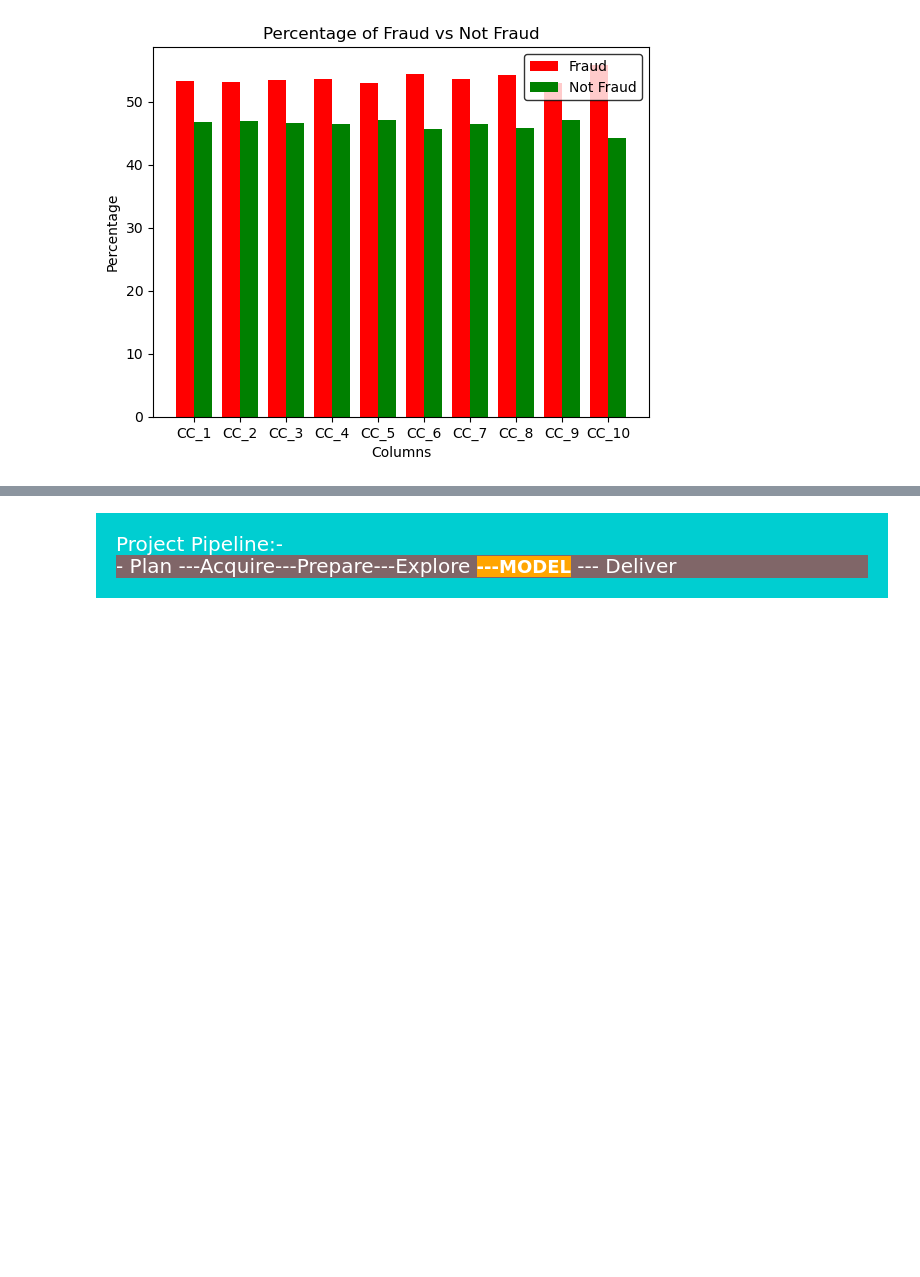
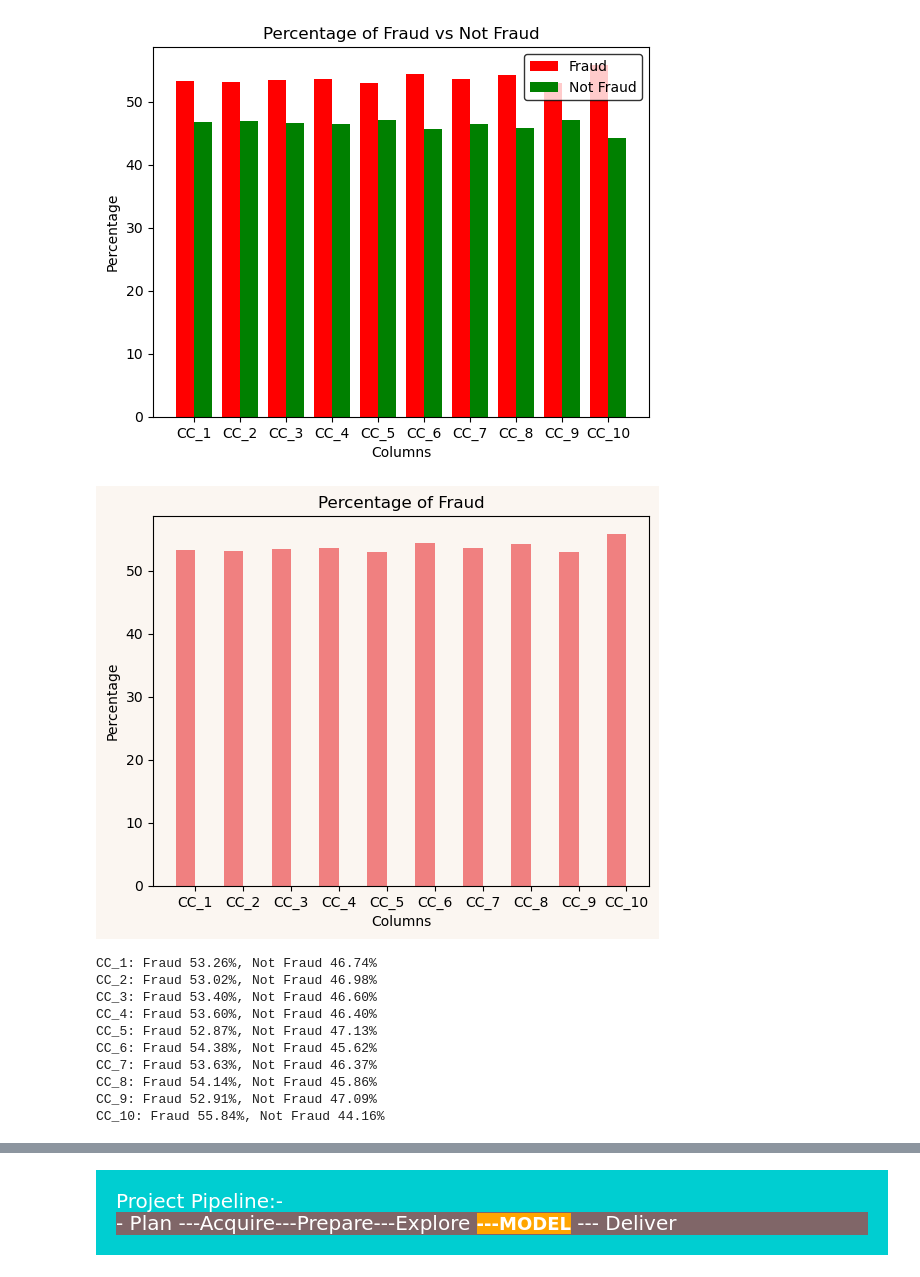
Before and after one commit to AswathyRadha100/Fraud_Detection_In_Healthcare, a Jupyter notebook: Workbooks/Ramiro/Final_Notebook_Draft.ipynb, the cells around one changed output, grey strips where cells are left out. Saved outputs shown, nothing was run; the diff lists cells and outputs as text; code cells hidden in the pictures; blank space fills up the shorter version.

```diff
--- a/Workbooks/Ramiro/Final_Notebook_Draft.ipynb
+++ b/Workbooks/Ramiro/Final_Notebook_Draft.ipynb
@@ -1279,3 +1279,46 @@ CC_8: Fraud 54.14%, Not Fraud 45.86%
 CC_9: Fraud 52.91%, Not Fraud 47.09%
 CC_10: Fraud 55.84%, Not Fraud 44.16%
 [figure]
+# %%
+fraud_lengths = [1723, 1819, 1814, 1824, 1759, 1776, 1751, 1707, 1564, 641]
+total_lengths = np.array(fraud_lengths) + np.array(not_fraud_lengths)
+fraud_percentages = np.array(fraud_lengths) / total_lengths * 100
+X = ['CC_1', 'CC_2', 'CC_3', 'CC_4', 'CC_5', 'CC_6', 'CC_7', 'CC_8', 'CC_9', 'CC_10']
+X_axis = np.arange(len(X))
+plt.figure(facecolor='#FBF6F1')
+plt.bar(X_axis - 0.2, fraud_percentages, 0.4, label='Fraud', color='lightcoral')
+plt.xticks(X_axis, X)
+# Set legend facecolor and text color
+plt.xlabel('Columns')
+plt.ylabel('Percentage')
+plt.title('Percentage of Fraud')
+# Set plot text color
+# Set plot background color and text color
+plt.gca().set_facecolor('#FBF6F1')
+plt.gca().spines['bottom'].set_color('black')
+plt.gca().spines['top'].set_color('black')
+plt.gca().spines['right'].set_color('black')
+plt.gca().spines['left'].set_color('black')
+plt.gca().tick_params(axis='x', colors='black')
+plt.gca().tick_params(axis='y', colors='black')
+plt.gca().title.set_color('black')
+plt.gca().xaxis.label.set_color('black')
+plt.gca().yaxis.label.set_color('black')
+
+plt.show()
+# Print percentages
+for i, x in enumerate(X):
+    print(f"{x}: Fraud {fraud_percentages[i]:.2f}%, Not Fraud {not_fraud_percentages[i]:.2f}%")
+plt.show()
+# %% [output]
+[figure, added]
+CC_1: Fraud 53.26%, Not Fraud 46.74%
+CC_2: Fraud 53.02%, Not Fraud 46.98%
+CC_3: Fraud 53.40%, Not Fraud 46.60%
+CC_4: Fraud 53.60%, Not Fraud 46.40%
+CC_5: Fraud 52.87%, Not Fraud 47.13%
+CC_6: Fraud 54.38%, Not Fraud 45.62%
+CC_7: Fraud 53.63%, Not Fraud 46.37%
+CC_8: Fraud 54.14%, Not Fraud 45.86%
+CC_9: Fraud 52.91%, Not Fraud 47.09%
+CC_10: Fraud 55.84%, Not Fraud 44.16%
```
Also changed, not shown: parts of 24 cells of this notebook.
